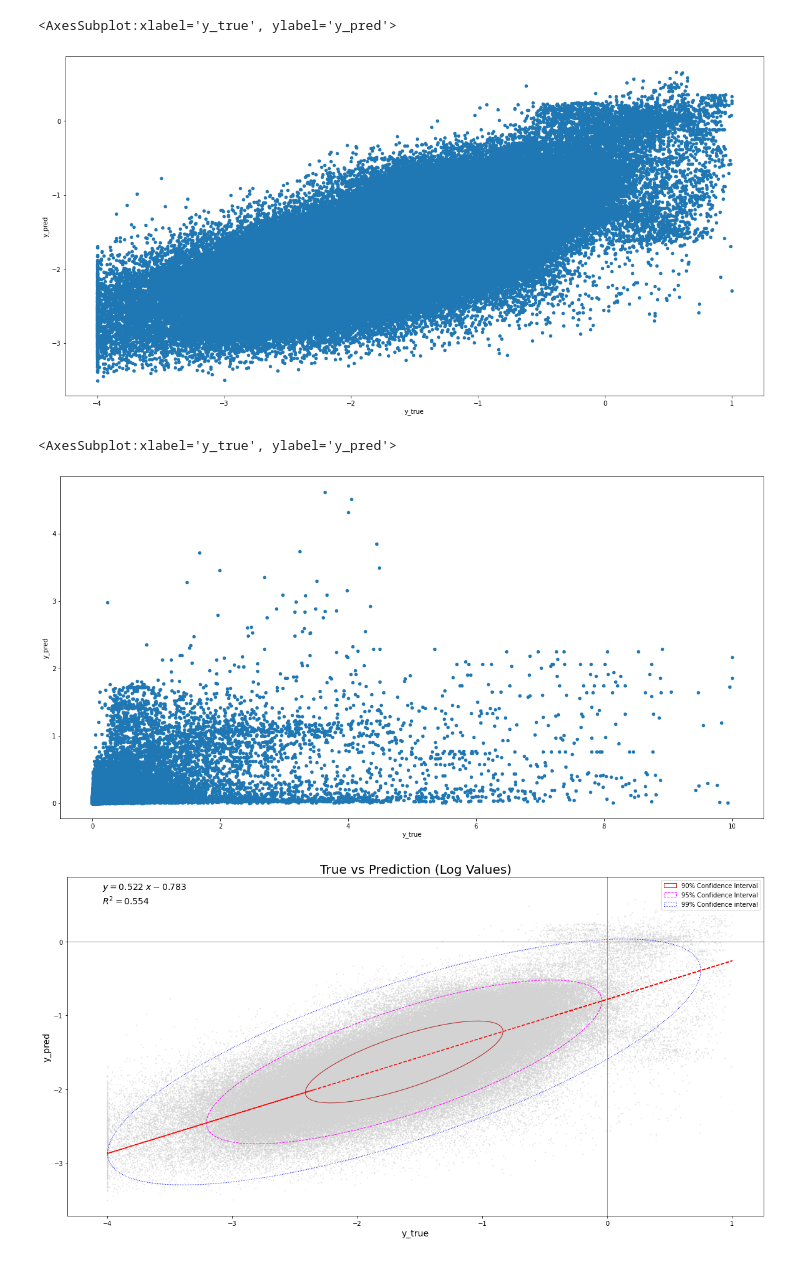
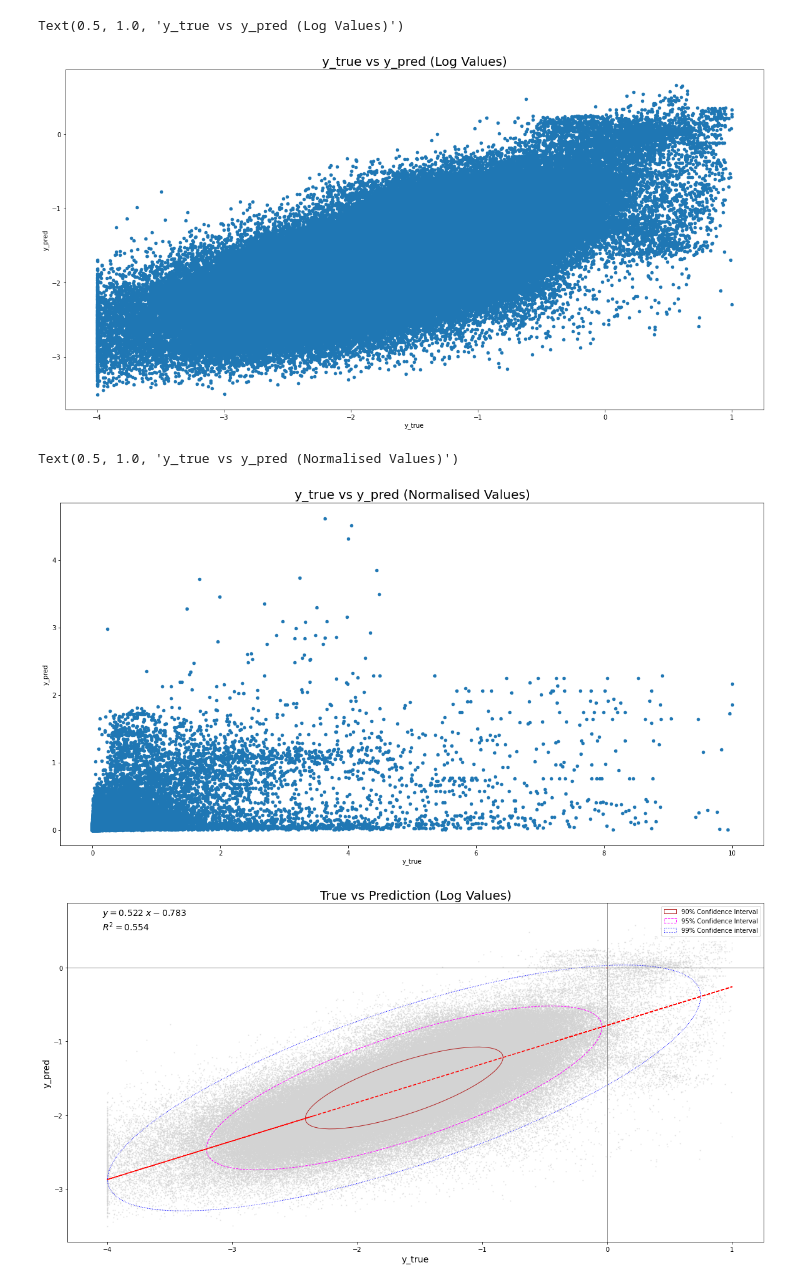
Before and after one commit to INTJ0001/ErrorEllipse, a Jupyter notebook: FinalErrorEllipse.ipynb, the cells around one changed output. Saved outputs shown, nothing was run; the diff lists cells and outputs as text; code cells hidden in the pictures.

```diff
--- a/FinalErrorEllipse.ipynb
+++ b/FinalErrorEllipse.ipynb
@@ -65,14 +65,16 @@ print(df3)
 [259007 rows x 2 columns]
 # %%
 df1.plot.scatter(x="y_true", y="y_pred", figsize=(20,10))
+plt.title('y_true vs y_pred (Log Values)', fontsize = 20)
 # %% [output]
-<AxesSubplot:xlabel='y_true', ylabel='y_pred'>
+Text(0.5, 1.0, 'y_true vs y_pred (Log Values)')
-[figure, old version]
+[figure, new version]
 # %%
 df3.plot.scatter(x="y_true", y="y_pred", figsize=(20,10))
+plt.title('y_true vs y_pred (Normalised Values)', fontsize = 20)
 # %% [output]
-<AxesSubplot:xlabel='y_true', ylabel='y_pred'>
+Text(0.5, 1.0, 'y_true vs y_pred (Normalised Values)')
-[figure, old version]
+[figure, new version]
 # %%
 def confidence_ellipse(x, y, ax, n_std=3.0, facecolor='none', **kwargs):
     """
```
